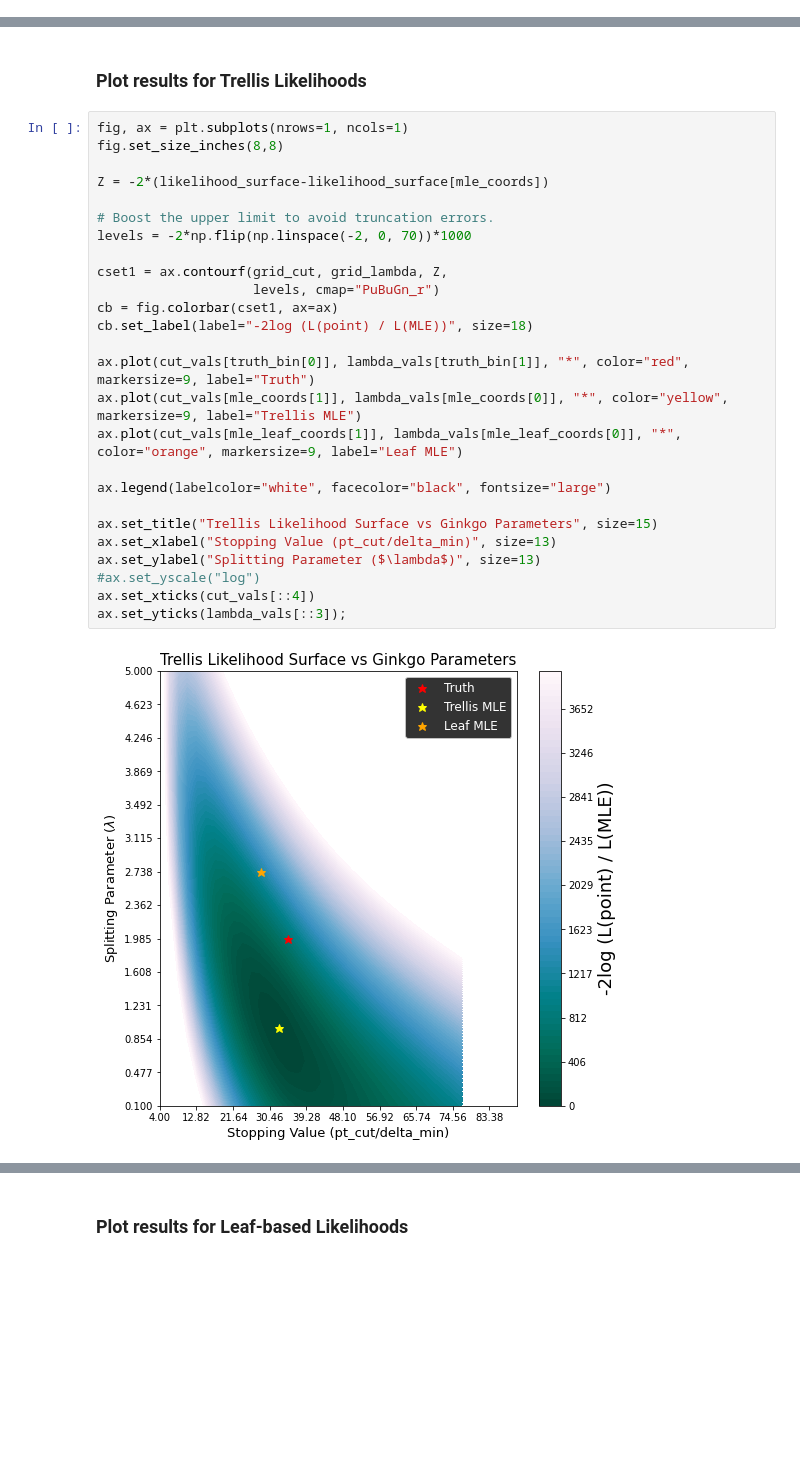
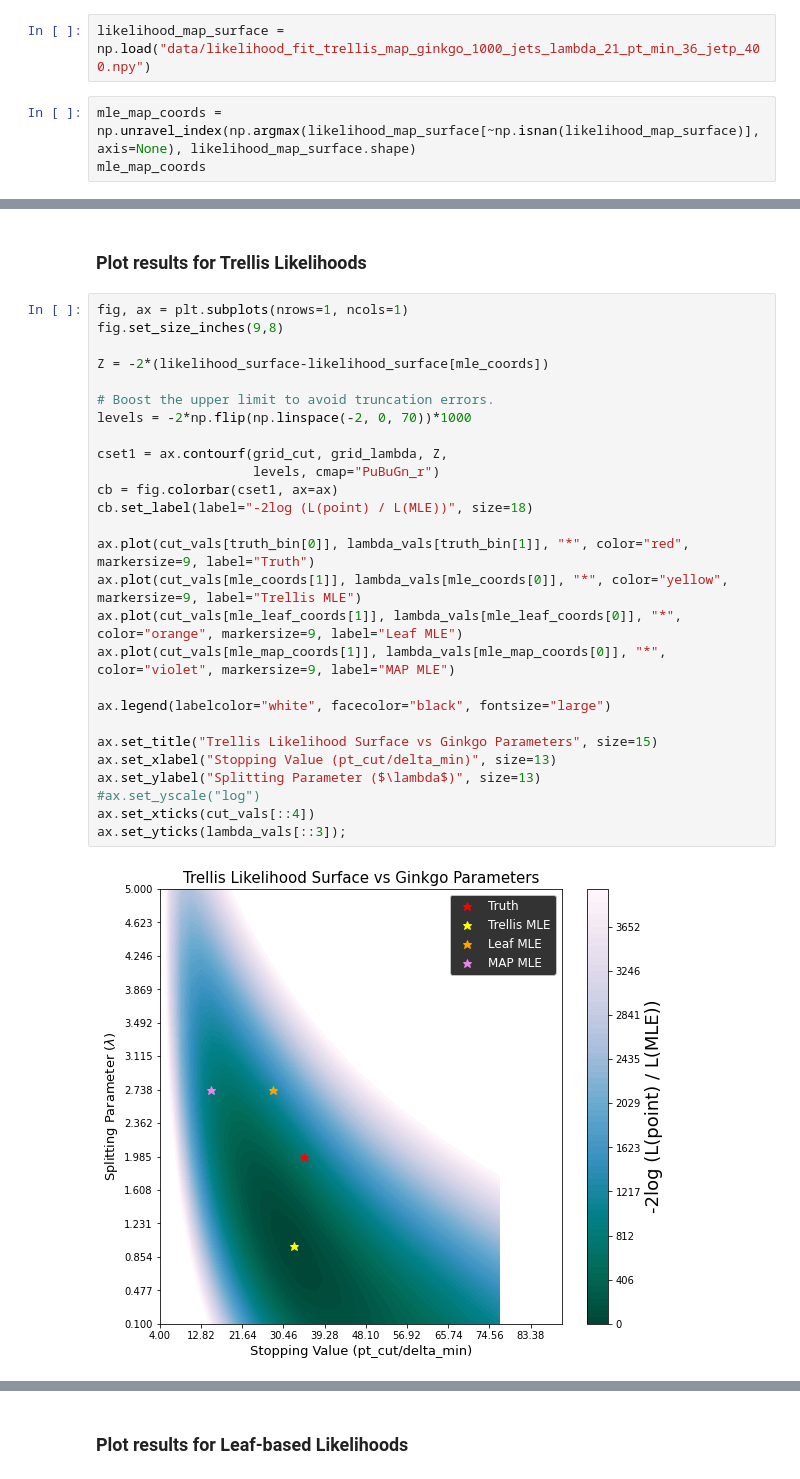
Before and after one commit to mdkdrnevich/ginkgo-inference, a Jupyter notebook: fit_on_leaves.ipynb, the cells around one changed output, grey strips where cells are left out. Drawn from its saved outputs; the diff is of its cells as text; blank space fills up the shorter version.

Commit message:
Cleaned up a few things. Added the Trellis MAP likelihood surface

```diff
--- a/fit_on_leaves.ipynb
+++ b/fit_on_leaves.ipynb
@@ -130,0 +134,5 @@ lambda_vals[mle_coords[0]], cut_vals[mle_coords[1]]
+# %%
+likelihood_map_surface = np.load("data/likelihood_fit_trellis_map_ginkgo_1000_jets_lambda_21_pt_min_36_jetp_400.npy")
+# %%
+mle_map_coords = np.unravel_index(np.argmax(likelihood_map_surface[~np.isnan(likelihood_map_surface)], axis=None), likelihood_map_surface.shape)
+mle_map_coords
@@ -153,29 +167,30 @@ lambda_vals[truth_bin[1]], cut_vals[truth_bin[0]]
 ### Plot results for Trellis Likelihoods
 # %%
 fig, ax = plt.subplots(nrows=1, ncols=1)
-fig.set_size_inches(8,8)
+fig.set_size_inches(9,8)
 
 Z = -2*(likelihood_surface-likelihood_surface[mle_coords])
 
 # Boost the upper limit to avoid truncation errors.
 levels = -2*np.flip(np.linspace(-2, 0, 70))*1000
 
 cset1 = ax.contourf(grid_cut, grid_lambda, Z,
                     levels, cmap="PuBuGn_r")
 cb = fig.colorbar(cset1, ax=ax)
 cb.set_label(label="-2log (L(point) / L(MLE))", size=18)
 
 ax.plot(cut_vals[truth_bin[0]], lambda_vals[truth_bin[1]], "*", color="red", markersize=9, label="Truth")
 ax.plot(cut_vals[mle_coords[1]], lambda_vals[mle_coords[0]], "*", color="yellow", markersize=9, label="Trellis MLE")
 ax.plot(cut_vals[mle_leaf_coords[1]], lambda_vals[mle_leaf_coords[0]], "*", color="orange", markersize=9, label="Leaf MLE")
+ax.plot(cut_vals[mle_map_coords[1]], lambda_vals[mle_map_coords[0]], "*", color="violet", markersize=9, label="MAP MLE")
 
 ax.legend(labelcolor="white", facecolor="black", fontsize="large")
 
 ax.set_title("Trellis Likelihood Surface vs Ginkgo Parameters", size=15)
 ax.set_xlabel("Stopping Value (pt_cut/delta_min)", size=13)
 ax.set_ylabel("Splitting Parameter ($\lambda$)", size=13)
 #ax.set_yscale("log")
 ax.set_xticks(cut_vals[::4])
 ax.set_yticks(lambda_vals[::3]);
 # %% [output]
-[figure, old version]
+[figure, new version]
```
Also changed, not shown: parts of 26 cells of this notebook, 2 other files.
